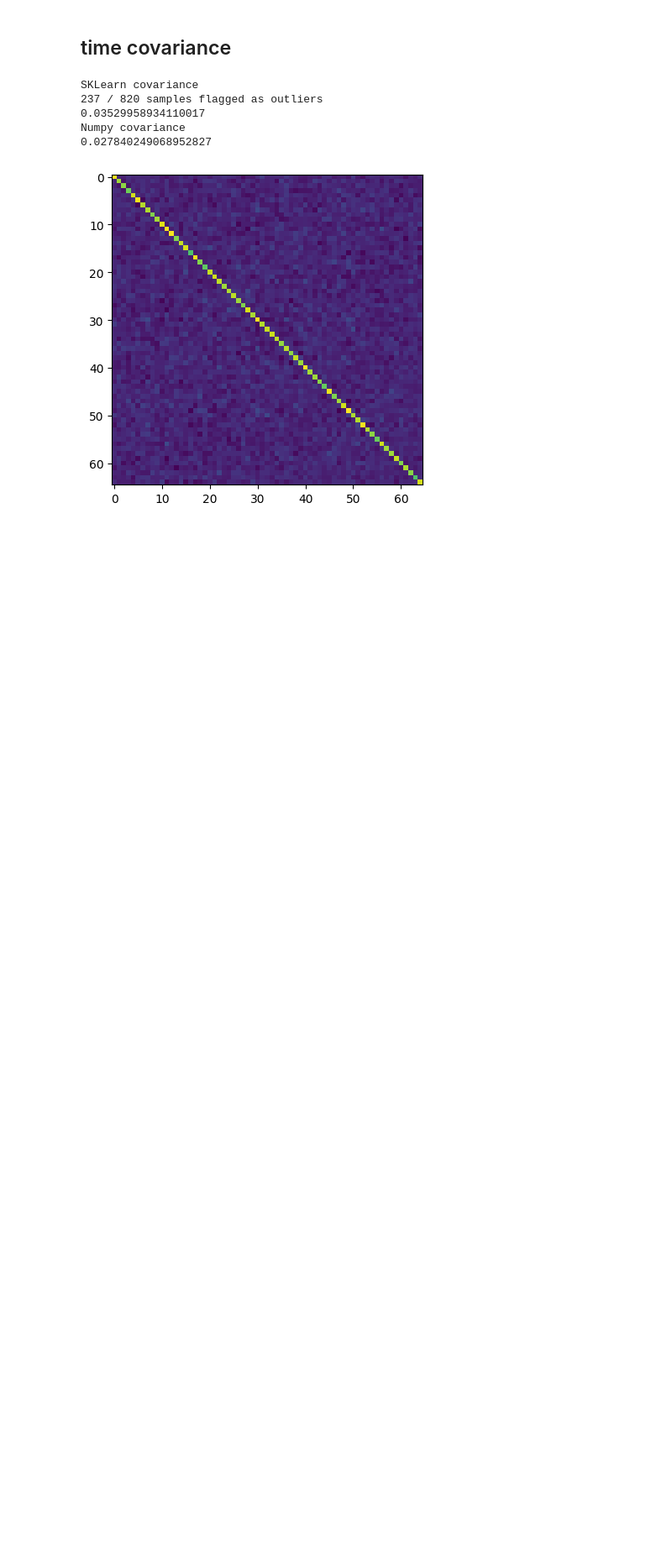
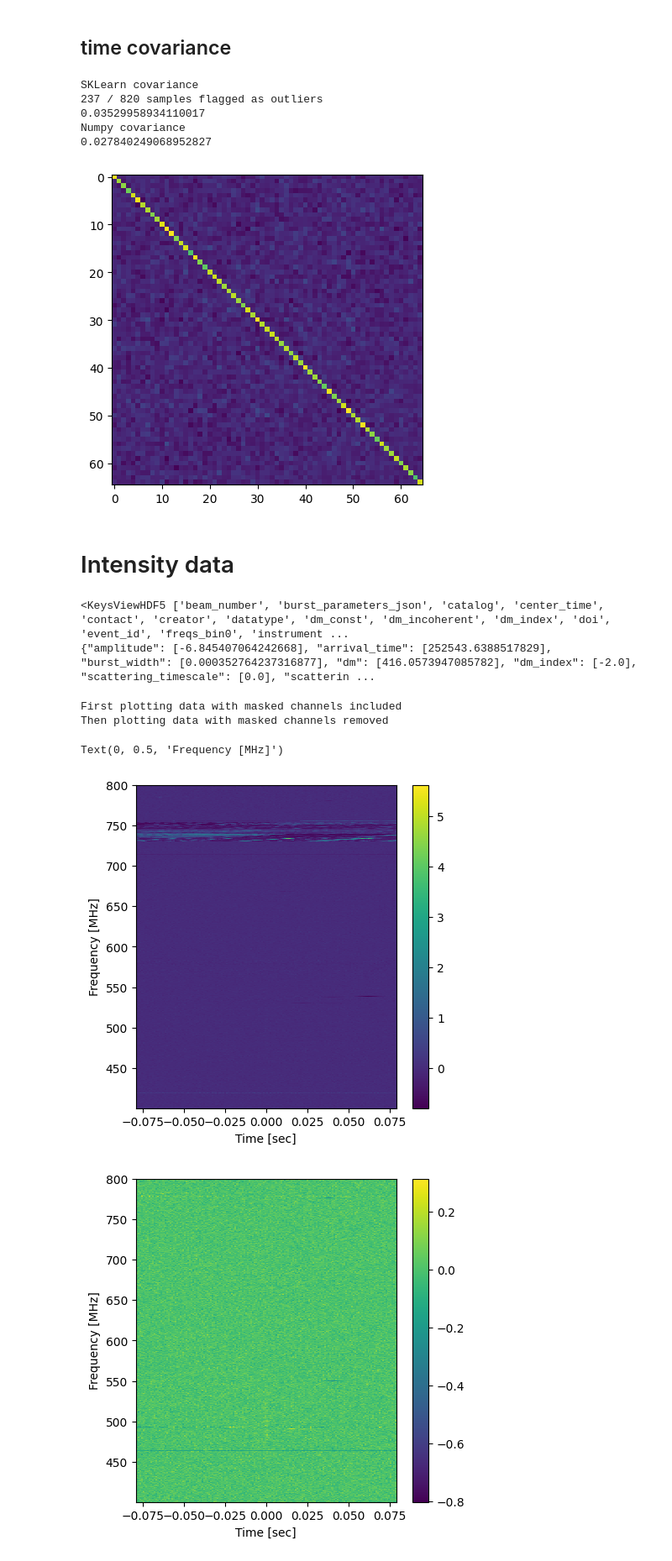
Before and after one commit to HarrisonS-Phys/FRBayes, a Jupyter notebook: covar_test.ipynb, the cells around one changed output. Shown at 84% size. Drawn from its saved outputs; the diff is of its cells as text; code cells hidden in the pictures; blank space fills up the shorter version.

Commit message:
added intensity noise

```diff
--- a/covar_test.ipynb
+++ b/covar_test.ipynb
@@ -89,3 +95,27 @@ SKLearn covariance
 Numpy covariance
 0.027840249068952827
 [figure]
+# %% [markdown]
+# Intensity data
+# %%
+filename = "FRB20190713B_stokesi_dynamic_spectrum.h5"
+
+with h5py.File(filename, "r") as handler:
+
+    print(handler.attrs.keys())
+
+    event_id = handler.attrs["event_id"]
+    freq = handler["index_map"]["freqs"][:]
+
+    toa = json.loads(handler.attrs["burst_parameters_json"])["arrival_time"]
+    time = (handler["index_map"]["times"][:] - np.mean(toa))
+
+    good_freq = handler["good_freq"][:]
+    flag = handler["flag"][:]
+
+    data = handler["data"][:]
+
+    print(handler.attrs["burst_parameters_json"])
+# %% [output]
+<KeysViewHDF5 ['beam_number', 'burst_parameters_json', 'catalog', 'center_time', 'contact', 'creator', 'datatype', 'dm_const', 'dm_incoherent', 'dm_index', 'doi', 'event_id', 'freqs_bin0', 'instrument ...
+{"amplitude": [-6.845407064242668], "arrival_time": [252543.6388517829], "burst_width": [0.000352764237316877], "dm": [416.0573947085782], "dm_index": [-2.0], "scattering_timescale": [0.0], "scatterin ...
@@ -91,0 +163,34 @@ Numpy covariance
+# %%
+print("First plotting data with masked channels included")
+
+fig = plt.figure(figsize=(5, 5))
+img = plt.imshow(data,
+                 aspect="auto",
+                 origin="lower",
+                 interpolation="nearest",
+                 extent=(time[0], time[-1], freq[0], freq[-1]))
+plt.colorbar(img)
+
+# plt.xlabel("Time [msec]")
+plt.xlabel("Time [sec]")
+plt.ylabel("Frequency [MHz]")
+
+print("Then plotting data with masked channels removed")
+
+fig = plt.figure(figsize=(5, 5))
+img = plt.imshow(data_reshaped,
+                 aspect="auto",
+                 origin="lower",
+                 interpolation="nearest",
+                 extent=(time[0], time[-1], freq[0], freq[-1]))
+plt.colorbar(img)
+
+# plt.xlabel("Time [msec]")
+plt.xlabel("Time [sec]")
+plt.ylabel("Frequency [MHz]")
+# %% [output]
+First plotting data with masked channels included
+Then plotting data with masked channels removed
+Text(0, 0.5, 'Frequency [MHz]')
+[figure, added]
+[figure, added]
```
Also changed, not shown: parts of 5 cells of this notebook.
